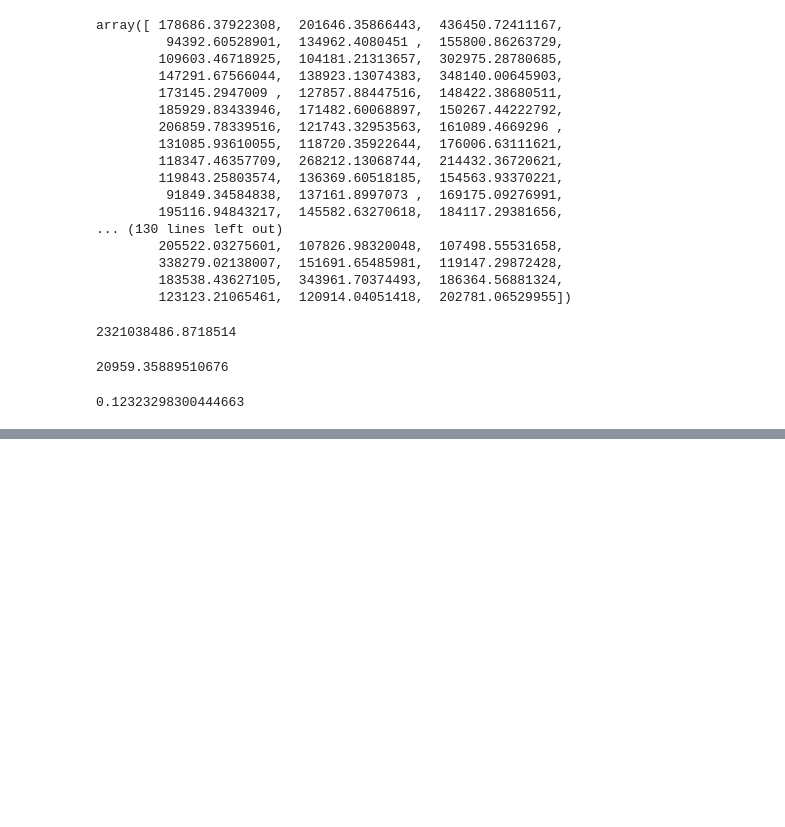
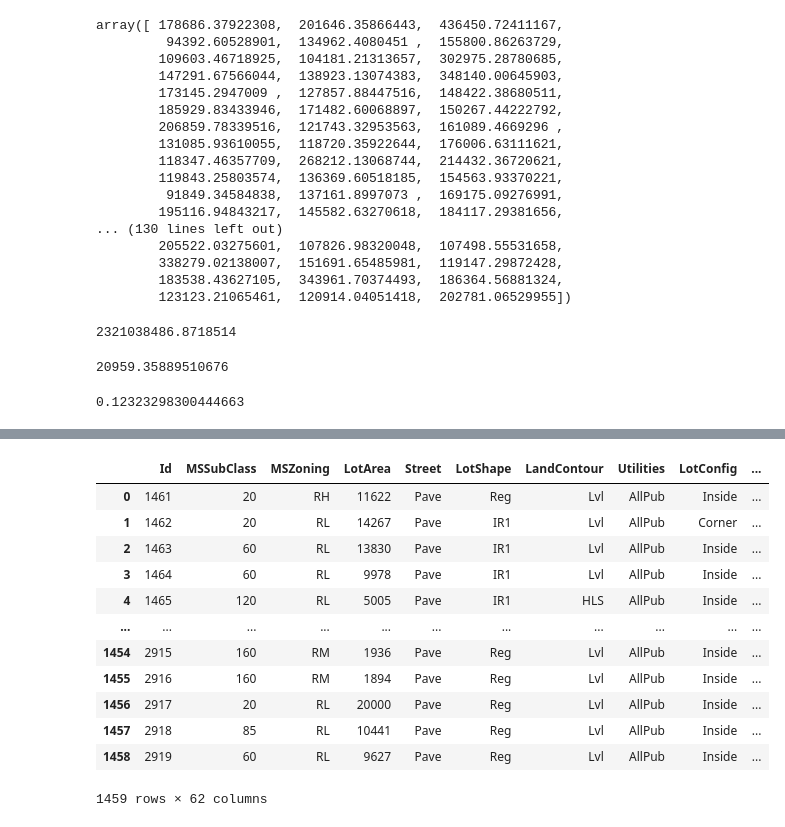
Before and after one commit to nik281/dataSciencePr, a Jupyter notebook: House_Prices/house-prices-advanced-regression-techniques/house_pre_final.ipynb, the cells around one changed output, grey strips where cells are left out. Saved outputs shown, nothing was run; the diff lists cells and outputs as text; code cells hidden in the pictures; blank space fills up the shorter version.

```diff
--- a/House_Prices/house-prices-advanced-regression-techniques/house_pre_final.ipynb
+++ b/House_Prices/house-prices-advanced-regression-techniques/house_pre_final.ipynb
@@ -273,3 +265,5 @@ mean_absolute_error(y_test,y_pred)
 mean_absolute_percentage_error(y_test,y_pred)
 # %% [output]
 0.12323298300444663
+# %%
+test = pd.read_csv('test.csv')
@@ -275,0 +339,18 @@ mean_absolute_percentage_error(y_test,y_pred)
+# %%
+test = test.drop(['PoolQC','MiscFeature','Alley','Fence','MasVnrType','FireplaceQu','LotFrontage','GarageYrBlt','GarageCond','GarageType','GarageFinish','GarageQual','BsmtFinType2','BsmtExposure','BsmtFinType1','BsmtCond','BsmtQual','MasVnrArea'],axis=1)
+# %%
+test
+# %% [output]
+|  | Id | MSSubClass | MSZoning | LotArea | Street | LotShape | LandContour | Utilities | LotConfig | ... |
+| 0 | 1461 | 20 | RH | 11622 | Pave | Reg | Lvl | AllPub | Inside | ... |
+| 1 | 1462 | 20 | RL | 14267 | Pave | IR1 | Lvl | AllPub | Corner | ... |
+| 2 | 1463 | 60 | RL | 13830 | Pave | IR1 | Lvl | AllPub | Inside | ... |
+| 3 | 1464 | 60 | RL | 9978 | Pave | IR1 | Lvl | AllPub | Inside | ... |
+| 4 | 1465 | 120 | RL | 5005 | Pave | IR1 | HLS | AllPub | Inside | ... |
+| ... | ... | ... | ... | ... | ... | ... | ... | ... | ... | ... |
+| 1454 | 2915 | 160 | RM | 1936 | Pave | Reg | Lvl | AllPub | Inside | ... |
+| 1455 | 2916 | 160 | RM | 1894 | Pave | Reg | Lvl | AllPub | Inside | ... |
+| 1456 | 2917 | 20 | RL | 20000 | Pave | Reg | Lvl | AllPub | Inside | ... |
+| 1457 | 2918 | 85 | RL | 10441 | Pave | Reg | Lvl | AllPub | Inside | ... |
+| 1458 | 2919 | 60 | RL | 9627 | Pave | Reg | Lvl | AllPub | Inside | ... |
+1459 rows × 62 columns
```
Also changed, not shown: parts of 14 cells of this notebook, 5 other files.
